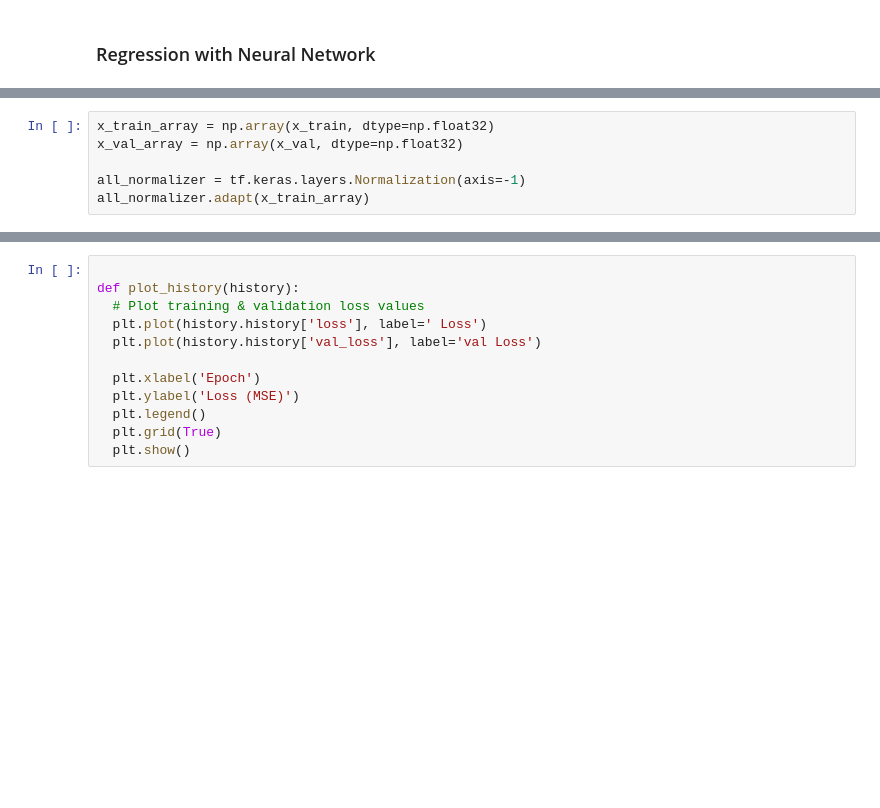
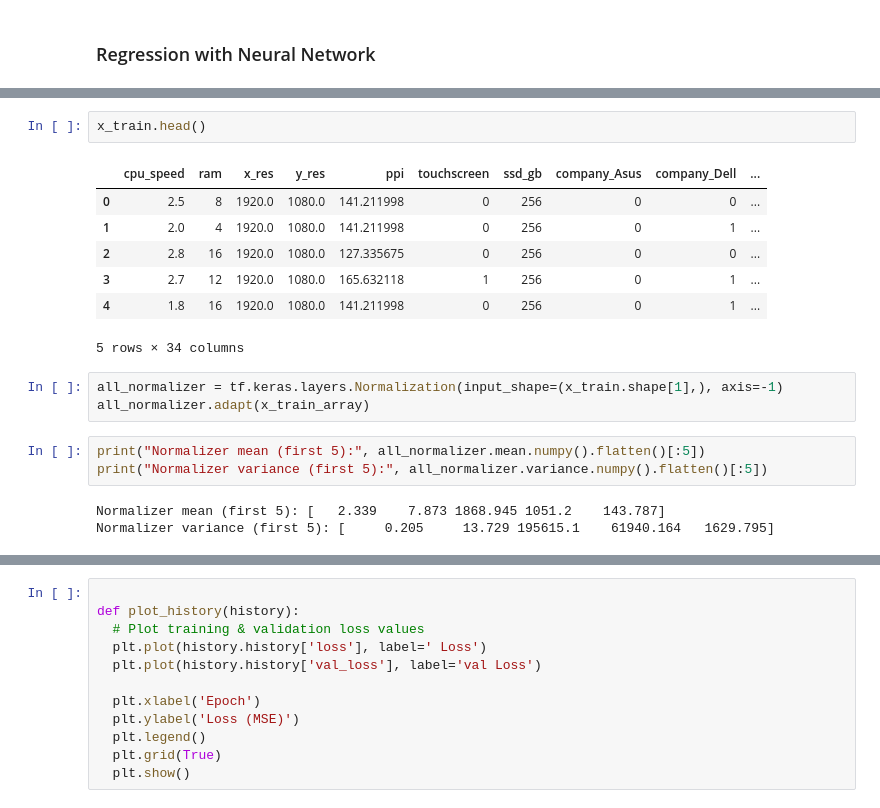
Before and after one commit to kuljitAujla/laptop-price-predictor, a Jupyter notebook: laptop-price-regression.ipynb, the cells around one changed output, grey strips where cells are left out. Cells and saved outputs as stored; diff of their text form; blank space fills up the shorter version.

```diff
--- a/laptop-price-regression.ipynb
+++ b/laptop-price-regression.ipynb
@@ -409,6 +449,19 @@ RMSE: 262.17
+# %%
+x_train.head()
+# %% [output]
+|  | cpu_speed | ram | x_res | y_res | ppi | touchscreen | ssd_gb | company_Asus | company_Dell | ... |
+| 0 | 2.5 | 8 | 1920.0 | 1080.0 | 141.211998 | 0 | 256 | 0 | 0 | ... |
+| 1 | 2.0 | 4 | 1920.0 | 1080.0 | 141.211998 | 0 | 256 | 0 | 1 | ... |
+| 2 | 2.8 | 16 | 1920.0 | 1080.0 | 127.335675 | 0 | 256 | 0 | 0 | ... |
+| 3 | 2.7 | 12 | 1920.0 | 1080.0 | 165.632118 | 1 | 256 | 0 | 1 | ... |
+| 4 | 1.8 | 16 | 1920.0 | 1080.0 | 141.211998 | 0 | 256 | 0 | 1 | ... |
+5 rows × 34 columns
 # %%
-x_train_array = np.array(x_train, dtype=np.float32)
-x_val_array = np.array(x_val, dtype=np.float32)
-
-all_normalizer = tf.keras.layers.Normalization(axis=-1)
+all_normalizer = tf.keras.layers.Normalization(input_shape=(x_train.shape[1],), axis=-1)
 all_normalizer.adapt(x_train_array)
+# %%
+print("Normalizer mean (first 5):", all_normalizer.mean.numpy().flatten()[:5])
+print("Normalizer variance (first 5):", all_normalizer.variance.numpy().flatten()[:5])
+# %% [output]
+Normalizer mean (first 5): [   2.339    7.873 1868.945 1051.2    143.787]
+Normalizer variance (first 5): [     0.205     13.729 195615.1    61940.164   1629.795]
```
Also changed, not shown: parts of 10 cells of this notebook.
